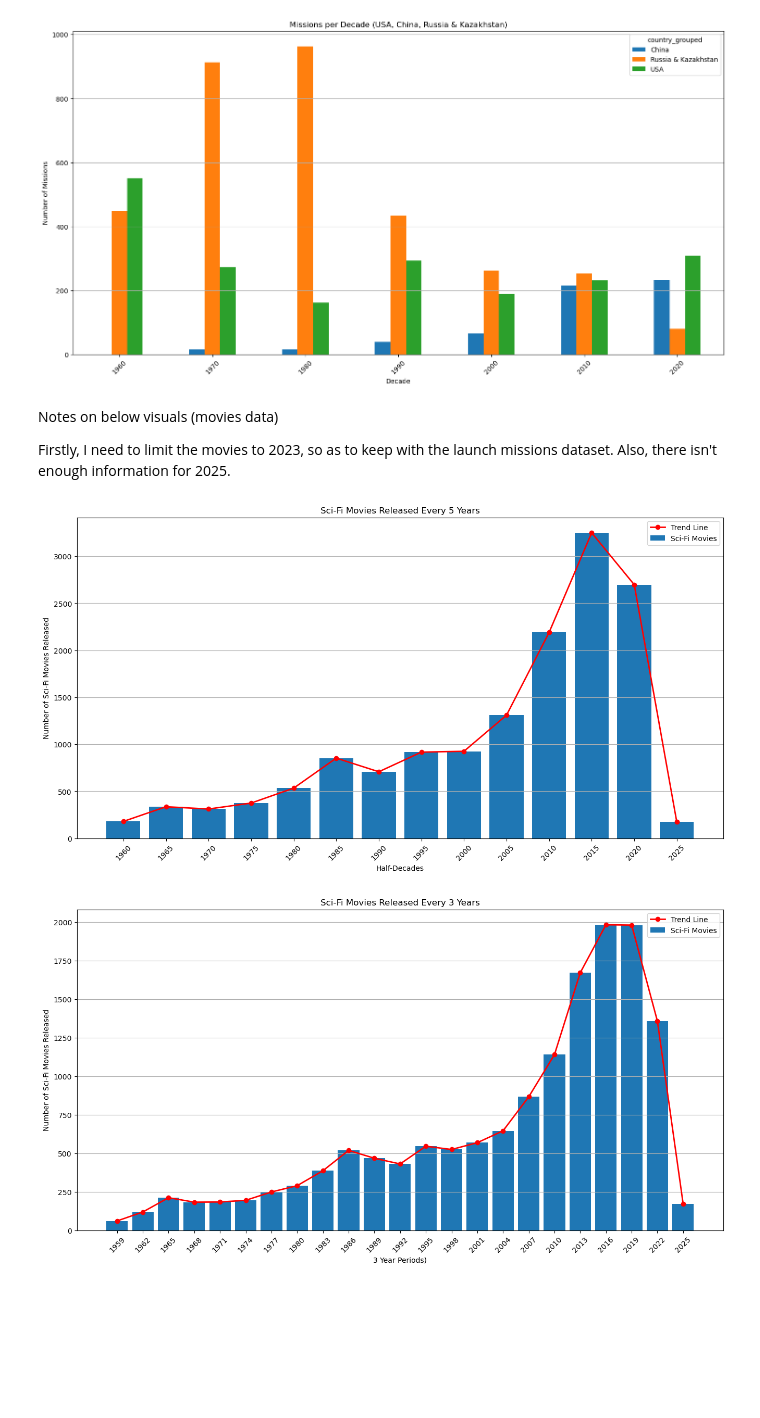
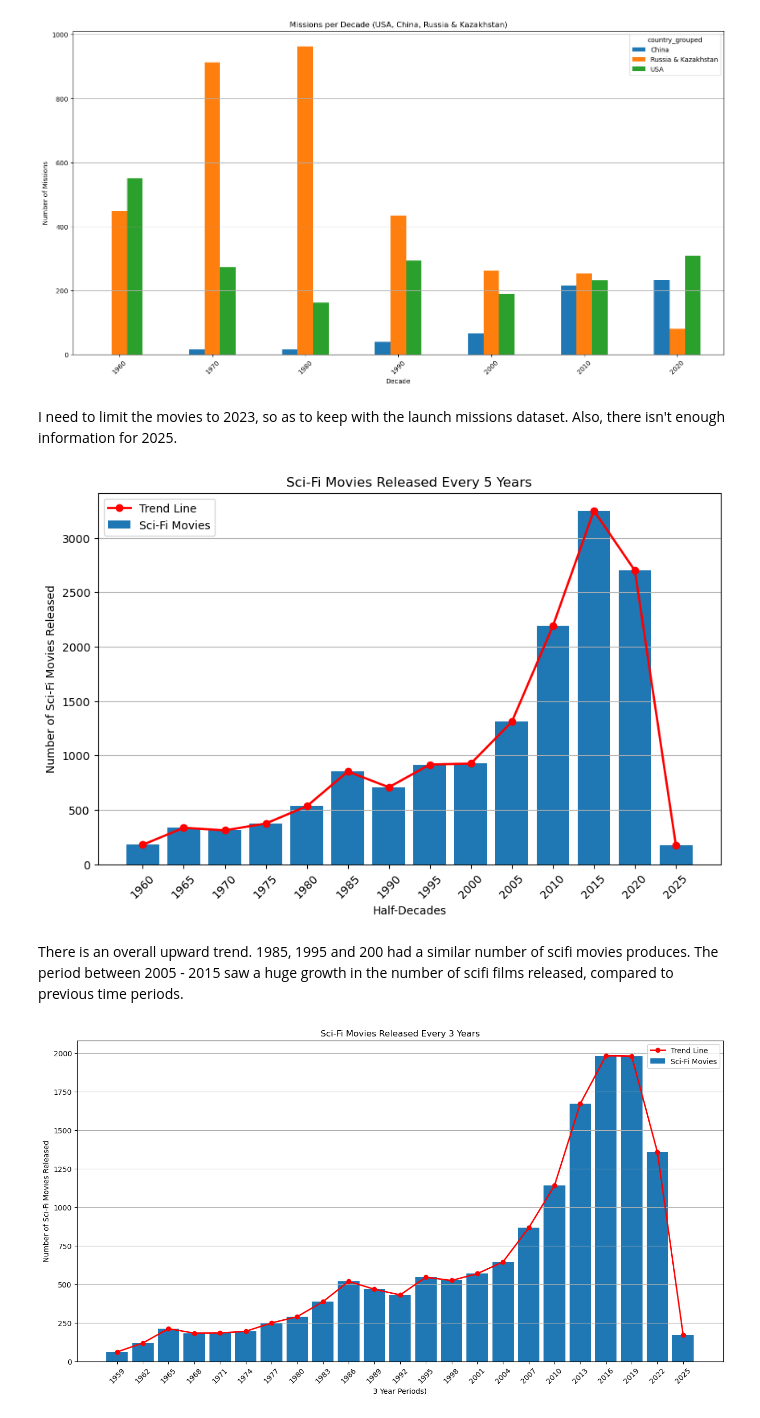
Before and after one commit to kalmlaz/Data-Science-Project, a Jupyter notebook: Datasets Analysis.ipynb, the cells around one changed output. Cells and saved outputs as stored; diff of their text form; code cells hidden in the pictures; blank space fills up the shorter version.

Commit message:
Update Datasets Analysis.ipynb
Continued my analysis

```diff
--- a/Datasets Analysis.ipynb
+++ b/Datasets Analysis.ipynb
@@ -112,35 +119,37 @@ plt.show()
 <Figure size 1800x900 with 0 Axes>
 [figure]
 # %% [markdown]
-Notes on below visuals (movies data)
-
-Firstly, I need to limit the movies to 2023, so as to keep with the launch missions dataset. Also, there isn't enough information for 2025.
+I need to limit the movies to 2023, so as to keep with the launch missions dataset. Also, there isn't enough information for 2025.
 # %%
 #Create a five year period column to group by
 movies["five_year"] = (movies["release_date"].dt.year // 5) * 5
 
 #Search for SciFi movies only and count them
-sci_fi = movies[movies["genres"].str.contains("Science Fiction", na=False)]
+sci_fi = movies[movies["genres"].str.contains("Science Fiction")]
 sci_fi_count = sci_fi.groupby("five_year").size()
 
 #Plotting the visual
-plt.figure(figsize=(16,8))
+plt.figure(figsize=(10,6))
 
 #Creating the bar chart and the line chart
-plt.bar(sci_fi_counts.index, sci_fi_counts.values, width=4, label="Sci-Fi Movies")
+plt.bar(sci_fi_count.index, sci_fi_count.values, width=4, label="Sci-Fi Movies")
 plt.plot(sci_fi_count.index, sci_fi_count.values, color="red", marker="o", linewidth=2, label="Trend Line")
 
 #Populating the visual
 plt.title("Sci‑Fi Movies Released Every 5 Years")
+
 plt.xlabel("Half-Decades")
 plt.ylabel("Number of Sci‑Fi Movies Released")
-plt.xticks(sci_fi_counts.index, rotation=45)
+plt.xticks(sci_fi_count.index, rotation=45)
+
 plt.grid(axis="y")
 plt.legend()
 
 plt.show()
 # %% [output]
-[figure, old version]
+[figure, new version]
+# %% [markdown]
+There is an overall upward trend. 1985, 1995 and 200 had a similar number of scifi movies produces. The period between 2005 - 2015 saw a huge growth in the number of scifi films released, compared to previous time periods.
 # %%
 #Create a three year period column to group by
 movies["three_year"] = (movies["release_date"].dt.year // 3) * 3
```
Also changed, not shown: parts of 12 cells of this notebook.
